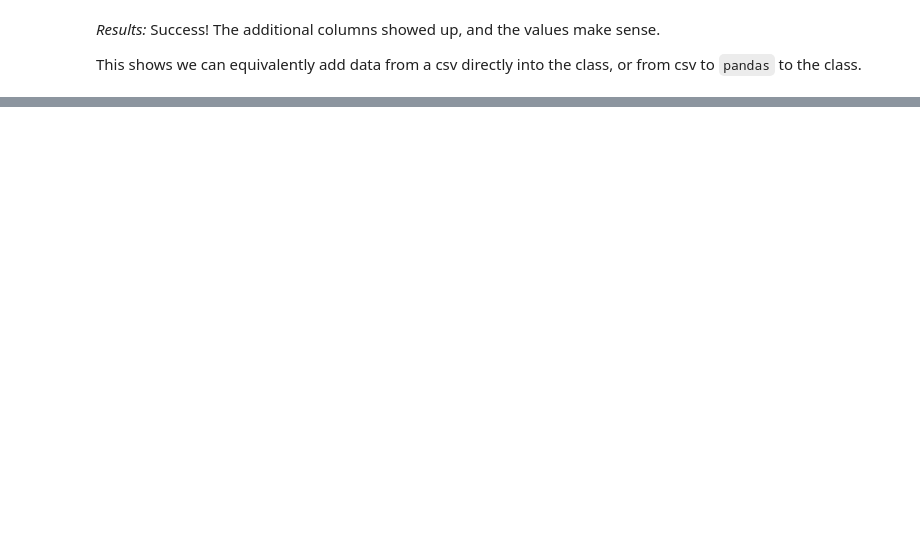
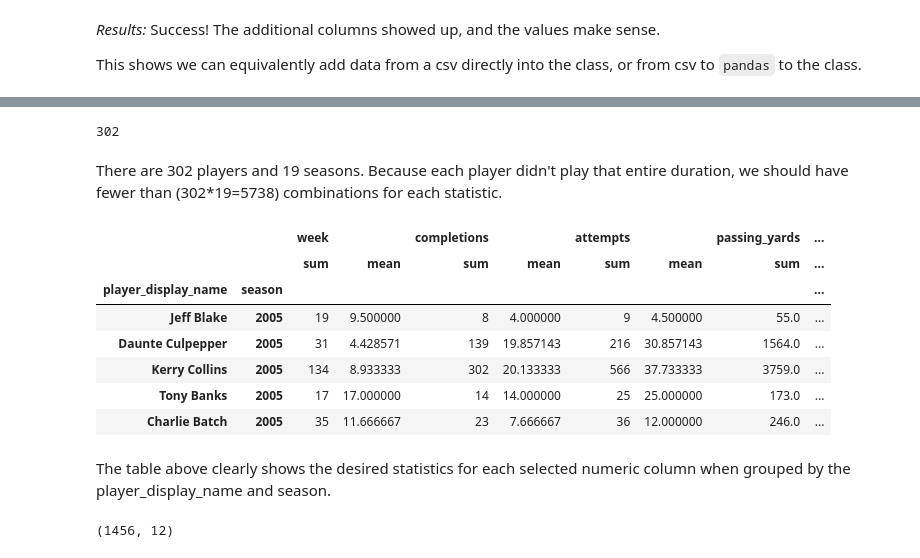
Before and after one commit to trevorlillywhite/_Project2_Lillywhite_NCSUST554, a Jupyter notebook: Project2_Lillywhite_NCSU_ST554.ipynb, the cells around one changed output, grey strips where cells are left out. Saved outputs shown, nothing was run; the diff lists cells and outputs as text; code cells hidden in the pictures; blank space fills up the shorter version.

Commit message:
Completed pandas-on-Spark implementation of Part II

```diff
--- a/Project2_Lillywhite_NCSU_ST554.ipynb
+++ b/Project2_Lillywhite_NCSU_ST554.ipynb
@@ -893,0 +902,10 @@ The first section will be completed solely using `pandas-on-Spark`
+# %%
+# Ensure pandas-on-spark environment is set up
+import pandas as pd
+import numpy as np
+import pyspark.pandas as ps
+ps.set_option('compute.fail_on_ansi_mode', False)
+# %%
+# Create pandas DataFrame and use it to create pandas-on-spark DataFrame
+pdf = pd.read_csv('weekly_nfl_data.csv', delimiter = ",")
+psdf = ps.from_pandas(pdf)
@@ -893,0 +961,8 @@ The first section will be completed solely using `pandas-on-Spark`
+# %%
+# Subset by position (QB), season_type (REG), and season (2005-2023)
+subset1 = psdf[(psdf['position'] == 'QB') &
+               (psdf['season_type'] == 'REG') &
+               (psdf['season'].between(2005, 2023, inclusive = 'both'))
+              ]
+
+subset1.tail()
@@ -893,0 +988,14 @@ The first section will be completed solely using `pandas-on-Spark`
+# %%
+# Define columns of interest in a list
+cols = ['player_display_name',
+        'season',
+        'week',
+        'completions',
+        'attempts',
+        'passing_yards',
+        'passing_tds',
+        'interceptions']
+
+# Subset by this column list
+subset2 = subset1[cols]
+subset2.head()
@@ -893,0 +1023,27 @@ The first section will be completed solely using `pandas-on-Spark`
+# %%
+subset2['player_display_name'].nunique()
+# %% [output]
+302
+# %% [markdown]
+There are 302 players and 19 seasons. Because each player didn't play that entire duration, we should have fewer than (302*19=5738) combinations for each statistic.
+# %%
+# Group and aggregate
+view3 = subset2.groupby(['player_display_name', 'season'])\
+               .agg(['sum', 'mean'])
+view3.head()
+# %% [output]
+|  |  | week |  | completions |  | attempts |  | passing_yards | ... |
+|  |  | sum | mean | sum | mean | sum | mean | sum | ... |
+| player_display_name | season |  |  |  |  |  |  |  | ... |
+| Jeff Blake | 2005 | 19 | 9.500000 | 8 | 4.000000 | 9 | 4.500000 | 55.0 | ... |
+| Daunte Culpepper | 2005 | 31 | 4.428571 | 139 | 19.857143 | 216 | 30.857143 | 1564.0 | ... |
+| Kerry Collins | 2005 | 134 | 8.933333 | 302 | 20.133333 | 566 | 37.733333 | 3759.0 | ... |
+| Tony Banks | 2005 | 17 | 17.000000 | 14 | 14.000000 | 25 | 25.000000 | 173.0 | ... |
+| Charlie Batch | 2005 | 35 | 11.666667 | 23 | 7.666667 | 36 | 12.000000 | 246.0 | ... |
+# %% [markdown]
+The table above clearly shows the desired statistics for each selected numeric column when grouped by the player_display_name and season.
+# %%
+# Get DataFrame shape
+view3.shape
+# %% [output]
+(1456, 12)
```
Also changed, not shown: parts of 38 cells of this notebook.
